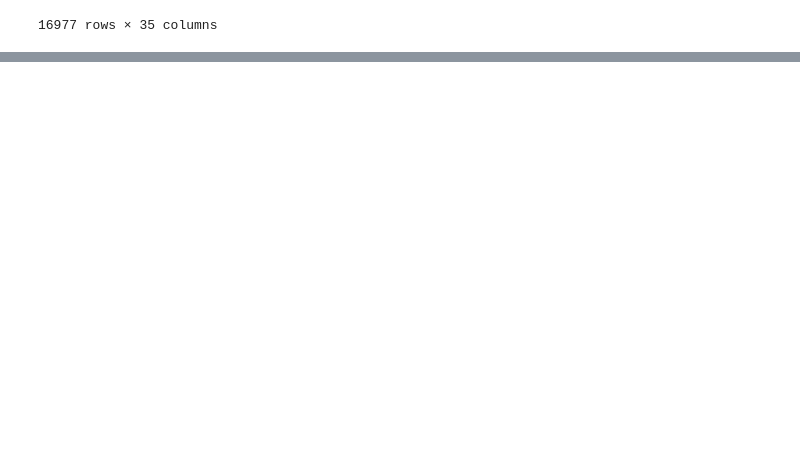
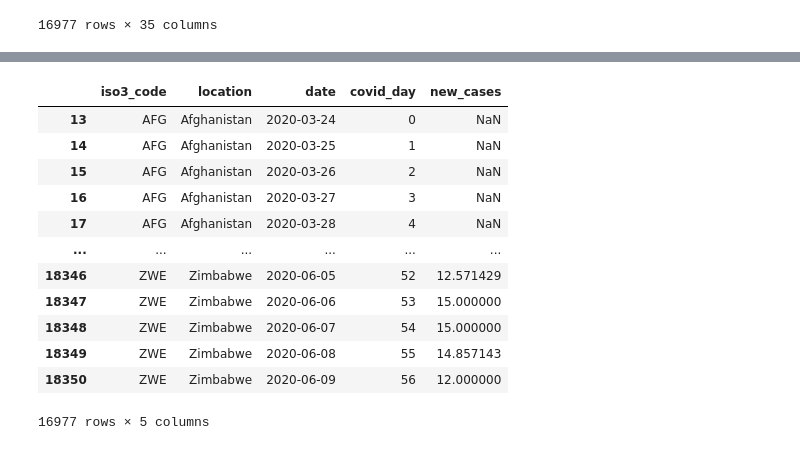
Before and after one commit to OpenConsultingUK/covid19-hackathon, a Jupyter notebook: CovidAnalysis LineCharts.ipynb, the cells around one changed output, grey strips where cells are left out. Cells and saved outputs as stored; diff of their text form; code cells hidden in the pictures; blank space fills up the shorter version.

```diff
--- a/CovidAnalysis LineCharts.ipynb
+++ b/CovidAnalysis LineCharts.ipynb
@@ -102,3 +134,21 @@ master
+# %%
+# final DataFrame
+final_df = my_subset[['iso3_code','location','date','covid_day']].join(new_df)
+#display(final_df)
+# %% [output]
+|  | iso3_code | location | date | covid_day | new_cases |
+| 13 | AFG | Afghanistan | 2020-03-24 | 0 | NaN |
+| 14 | AFG | Afghanistan | 2020-03-25 | 1 | NaN |
+| 15 | AFG | Afghanistan | 2020-03-26 | 2 | NaN |
+| 16 | AFG | Afghanistan | 2020-03-27 | 3 | NaN |
+| 17 | AFG | Afghanistan | 2020-03-28 | 4 | NaN |
+| ... | ... | ... | ... | ... | ... |
+| 18346 | ZWE | Zimbabwe | 2020-06-05 | 52 | 12.571429 |
+| 18347 | ZWE | Zimbabwe | 2020-06-06 | 53 | 15.000000 |
+| 18348 | ZWE | Zimbabwe | 2020-06-07 | 54 | 15.000000 |
+| 18349 | ZWE | Zimbabwe | 2020-06-08 | 55 | 14.857143 |
+| 18350 | ZWE | Zimbabwe | 2020-06-09 | 56 | 12.000000 |
+16977 rows × 5 columns
 # %%
 #plot new cases by covid_day - most affected countries except USA
 #rolling average of new cases may smoothen the graphs presented.
```
Also changed, not shown: parts of 4 cells of this notebook.
